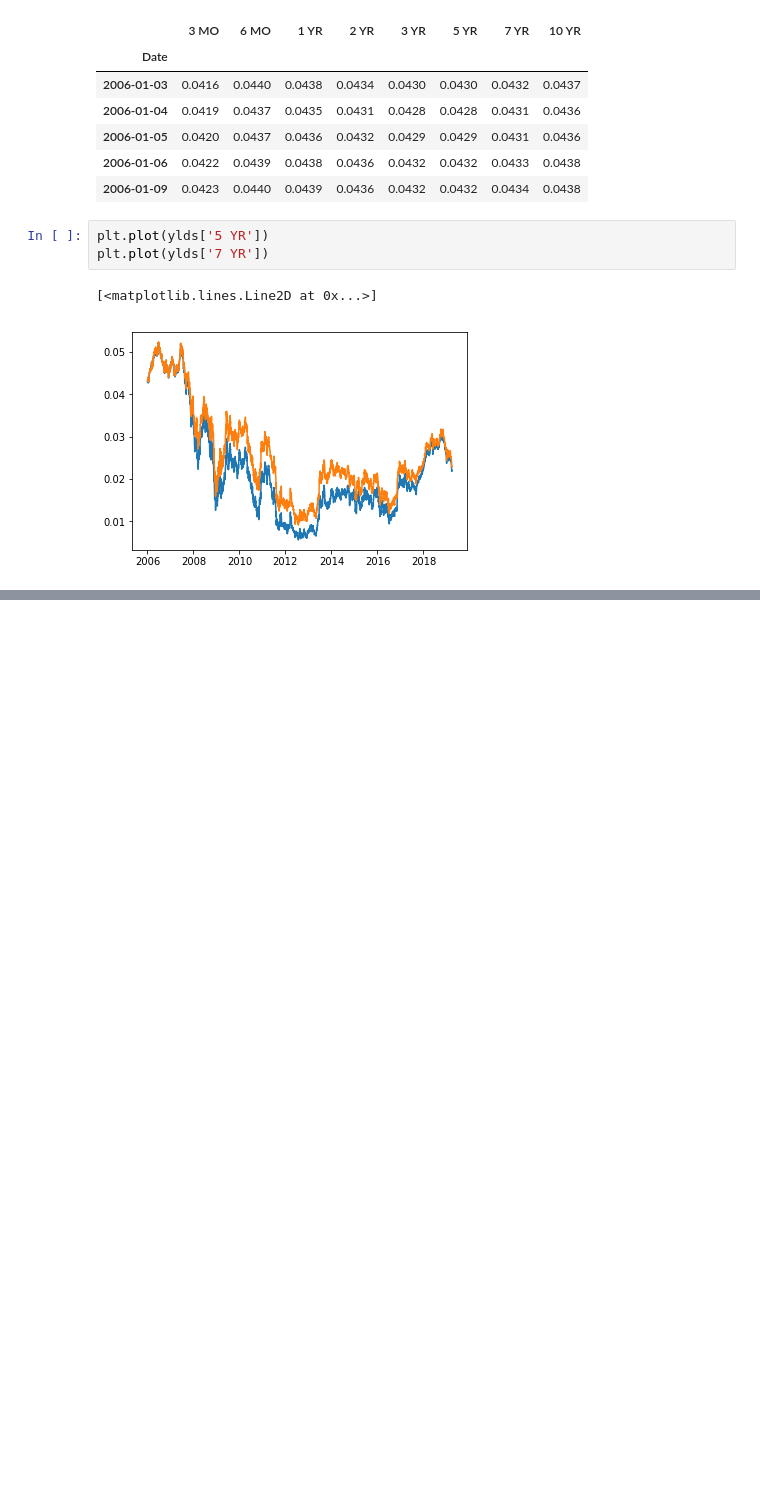
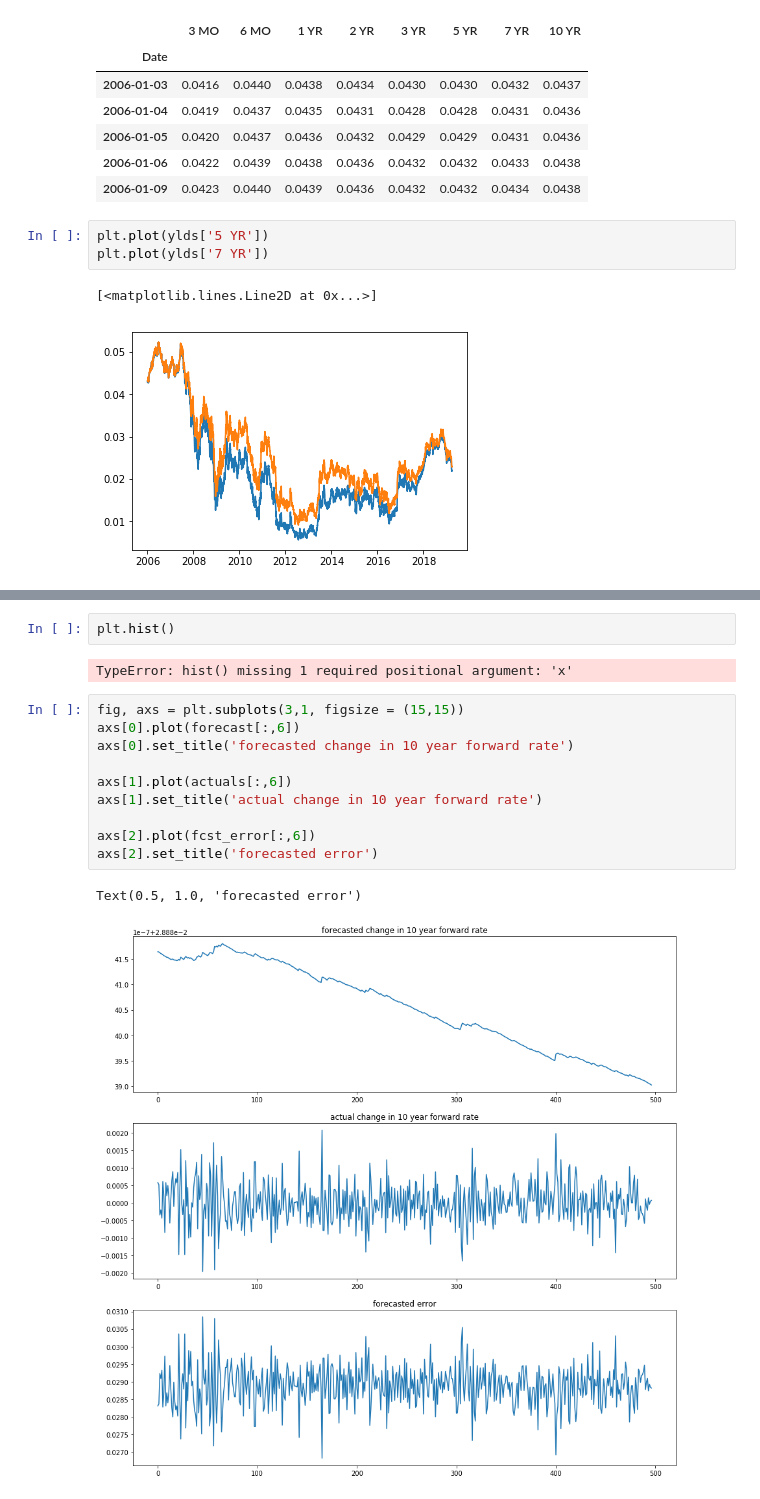
Before and after one commit to davidjsmith44/NLP-Fed-Speeches, a Jupyter notebook: data/Check_zeros_from_ylds.ipynb, the cells around one changed output, grey strips where cells are left out. Saved outputs shown, nothing was run; the diff lists cells and outputs as text; blank space fills up the shorter version.

```diff
--- a/data/Check_zeros_from_ylds.ipynb
+++ b/data/Check_zeros_from_ylds.ipynb
@@ -300,0 +322,17 @@ plt.plot(ylds['7 YR'])
+# %%
+plt.hist()
+# %% [output]
+TypeError: hist() missing 1 required positional argument: 'x'
+# %%
+fig, axs = plt.subplots(3,1, figsize = (15,15))
+axs[0].plot(forecast[:,6])
+axs[0].set_title('forecasted change in 10 year forward rate')
+
+axs[1].plot(actuals[:,6])
+axs[1].set_title('actual change in 10 year forward rate')
+
+axs[2].plot(fcst_error[:,6])
+axs[2].set_title('forecasted error')
+# %% [output]
+Text(0.5, 1.0, 'forecasted error')
+[figure, added]
```
Also changed, not shown: parts of 4 cells of this notebook, 3 other files.
